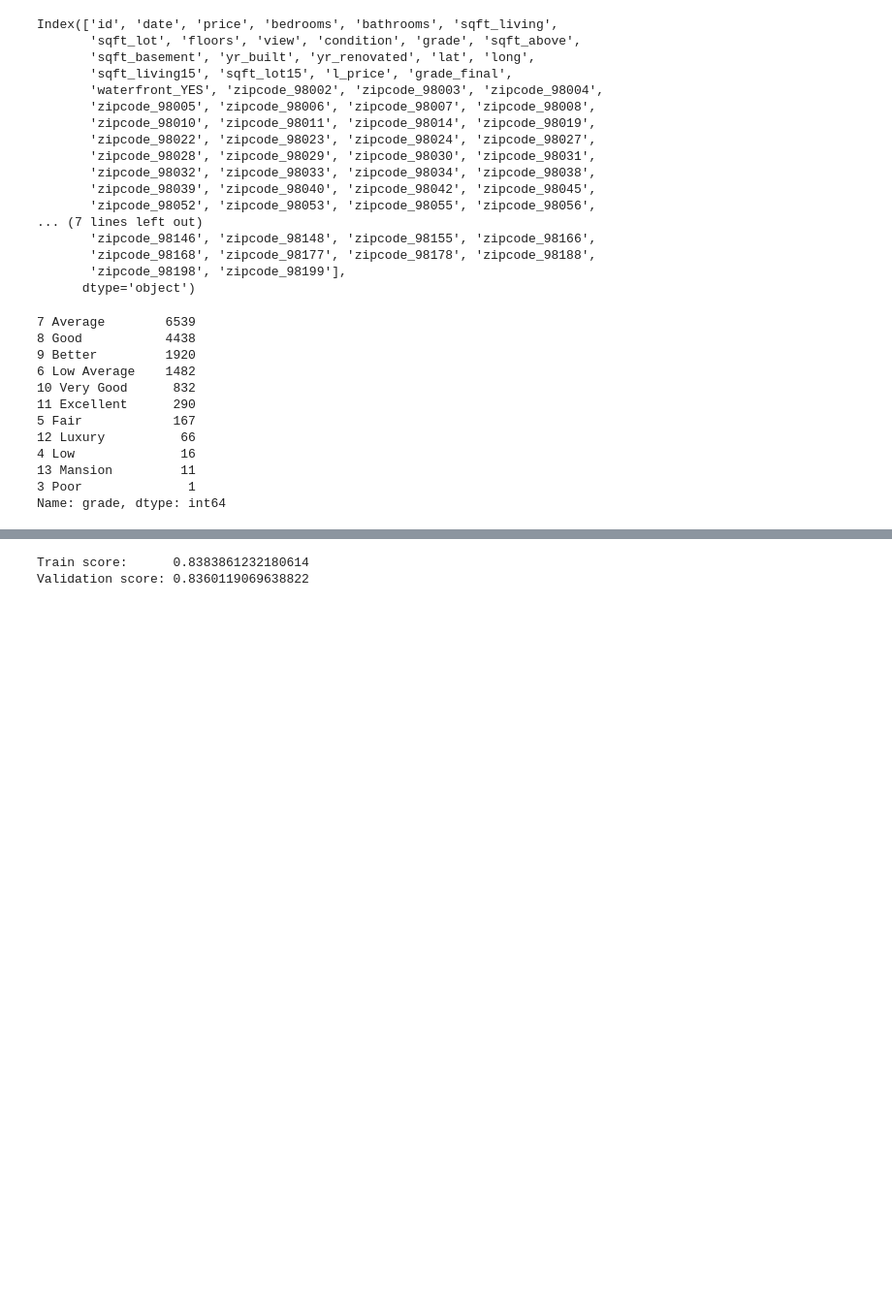
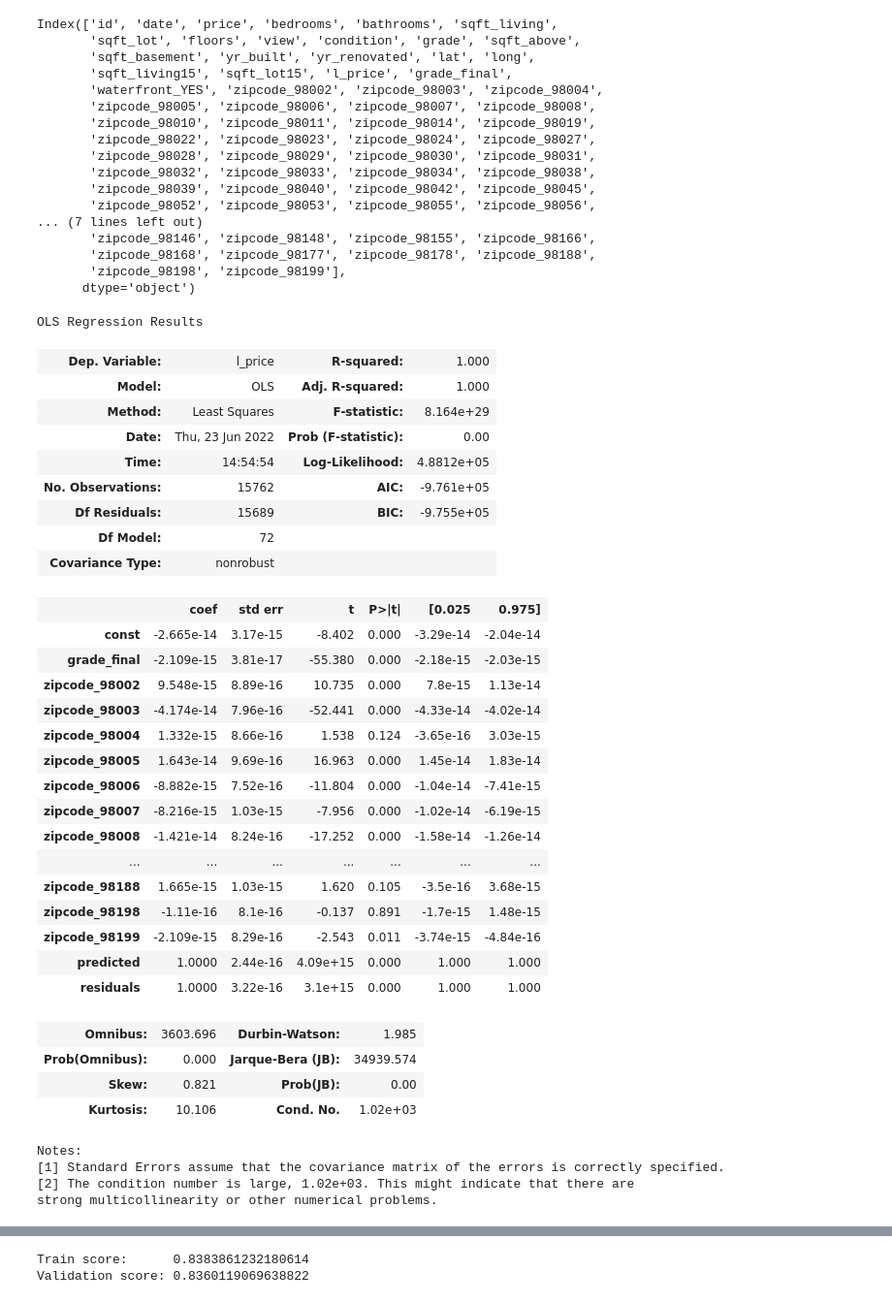
Before and after one commit to Krispy3/KingCountySales, a Jupyter notebook: KCSales.ipynb, the cells around one changed output, grey strips where cells are left out. Shown: that part at 97% size. Cells and saved outputs as stored; diff of their text form; code cells hidden in the pictures; blank space fills up the shorter version.

```diff
--- a/Untitled.ipynb
+++ b/KCSales.ipynb
@@ -165,16 +148,46 @@ zipcodes = ['zipcode_98002', 'zipcode_98003', 'zipcode_98004',
-# %%
-df_dum['grade'].value_counts()
-# %% [output]
-7 Average        6539
-8 Good           4438
-9 Better         1920
-6 Low Average    1482
-10 Very Good      832
-11 Excellent      290
-5 Fair            167
-12 Luxury          66
-4 Low              16
-13 Mansion         11
-3 Poor              1
-Name: grade, dtype: int64
+# %%
+# Establish baseline model for strong predictor, ZIP code
+X, y = df_dum.drop(['id', 'date', 'price', 'bedrooms', 'bathrooms', 'sqft_living',
+       'sqft_lot', 'floors', 'view', 'condition', 'grade', 'sqft_above',
+       'sqft_basement', 'yr_built', 'yr_renovated', 'lat', 'long',
+       'sqft_living15', 'sqft_lot15', 'l_price', 'grade_final',
+       'waterfront_YES'], axis=1), df_dum['l_price']
+X = sm.add_constant(X)
+model1 = sm.OLS(y, X).fit()
+model1.summary()
+# %% [output]
+OLS Regression Results
+| Dep. Variable: | l_price | R-squared: | 1.000 |
+| Model: | OLS | Adj. R-squared: | 1.000 |
+| Method: | Least Squares | F-statistic: | 8.164e+29 |
+| Date: | Thu, 23 Jun 2022 | Prob (F-statistic): | 0.00 |
+| Time: | 14:54:54 | Log-Likelihood: | 4.8812e+05 |
+| No. Observations: | 15762 | AIC: | -9.761e+05 |
+| Df Residuals: | 15689 | BIC: | -9.755e+05 |
+| Df Model: | 72 |  |  |
+| Covariance Type: | nonrobust |  |  |
+|  | coef | std err | t | P>|t| | [0.025 | 0.975] |
+| const | -2.665e-14 | 3.17e-15 | -8.402 | 0.000 | -3.29e-14 | -2.04e-14 |
+| grade_final | -2.109e-15 | 3.81e-17 | -55.380 | 0.000 | -2.18e-15 | -2.03e-15 |
+| zipcode_98002 | 9.548e-15 | 8.89e-16 | 10.735 | 0.000 | 7.8e-15 | 1.13e-14 |
+| zipcode_98003 | -4.174e-14 | 7.96e-16 | -52.441 | 0.000 | -4.33e-14 | -4.02e-14 |
+| zipcode_98004 | 1.332e-15 | 8.66e-16 | 1.538 | 0.124 | -3.65e-16 | 3.03e-15 |
+| zipcode_98005 | 1.643e-14 | 9.69e-16 | 16.963 | 0.000 | 1.45e-14 | 1.83e-14 |
+| zipcode_98006 | -8.882e-15 | 7.52e-16 | -11.804 | 0.000 | -1.04e-14 | -7.41e-15 |
+| zipcode_98007 | -8.216e-15 | 1.03e-15 | -7.956 | 0.000 | -1.02e-14 | -6.19e-15 |
+| zipcode_98008 | -1.421e-14 | 8.24e-16 | -17.252 | 0.000 | -1.58e-14 | -1.26e-14 |
+| ... | ... | ... | ... | ... | ... | ... |
+| zipcode_98188 | 1.665e-15 | 1.03e-15 | 1.620 | 0.105 | -3.5e-16 | 3.68e-15 |
+| zipcode_98198 | -1.11e-16 | 8.1e-16 | -0.137 | 0.891 | -1.7e-15 | 1.48e-15 |
+| zipcode_98199 | -2.109e-15 | 8.29e-16 | -2.543 | 0.011 | -3.74e-15 | -4.84e-16 |
+| predicted | 1.0000 | 2.44e-16 | 4.09e+15 | 0.000 | 1.000 | 1.000 |
+| residuals | 1.0000 | 3.22e-16 | 3.1e+15 | 0.000 | 1.000 | 1.000 |
+| Omnibus: | 3603.696 | Durbin-Watson: | 1.985 |
+| Prob(Omnibus): | 0.000 | Jarque-Bera (JB): | 34939.574 |
+| Skew: | 0.821 | Prob(JB): | 0.00 |
+| Kurtosis: | 10.106 | Cond. No. | 1.02e+03 |
+Notes:
+[1] Standard Errors assume that the covariance matrix of the errors is correctly specified.
+[2] The condition number is large, 1.02e+03. This might indicate that there are
+strong multicollinearity or other numerical problems.
 # %% [markdown]
```
Also changed, not shown: parts of 16 cells of this notebook, 1 other file.
